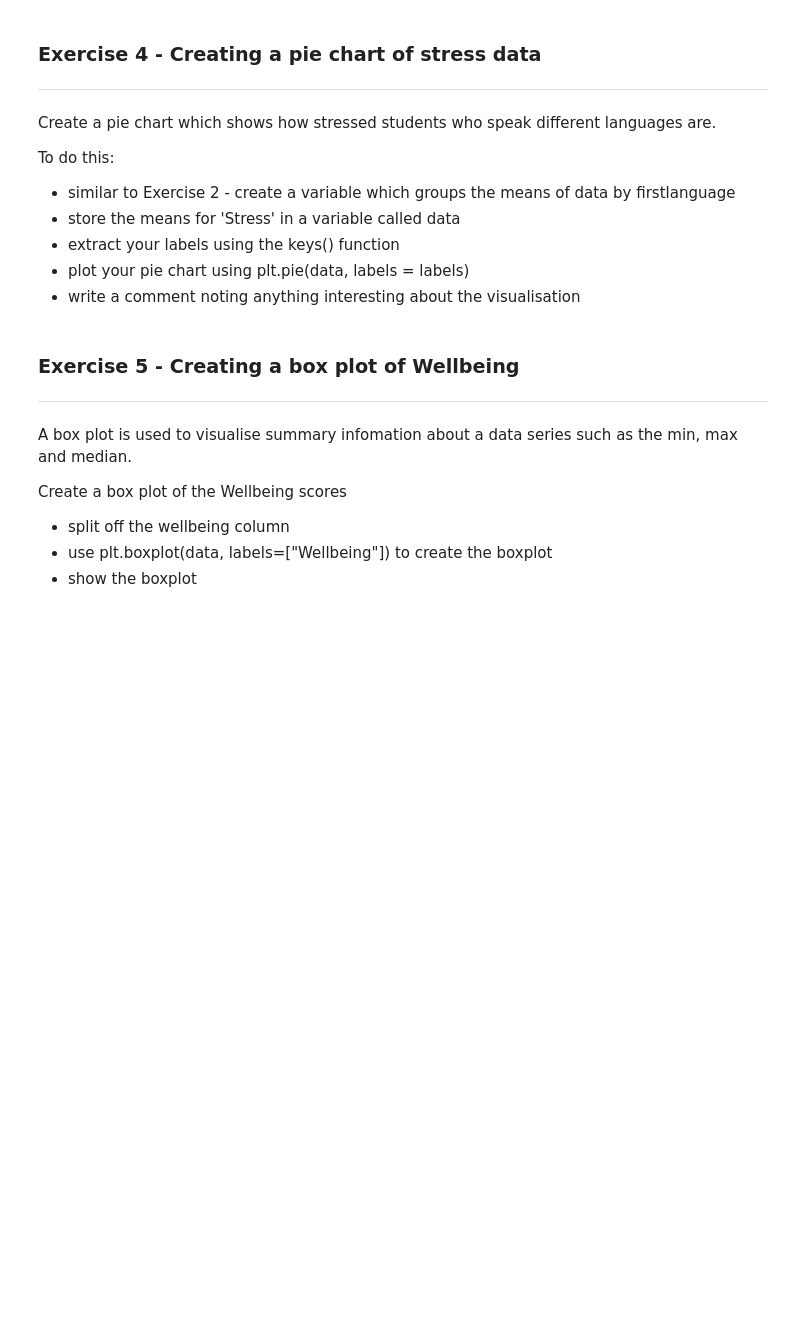
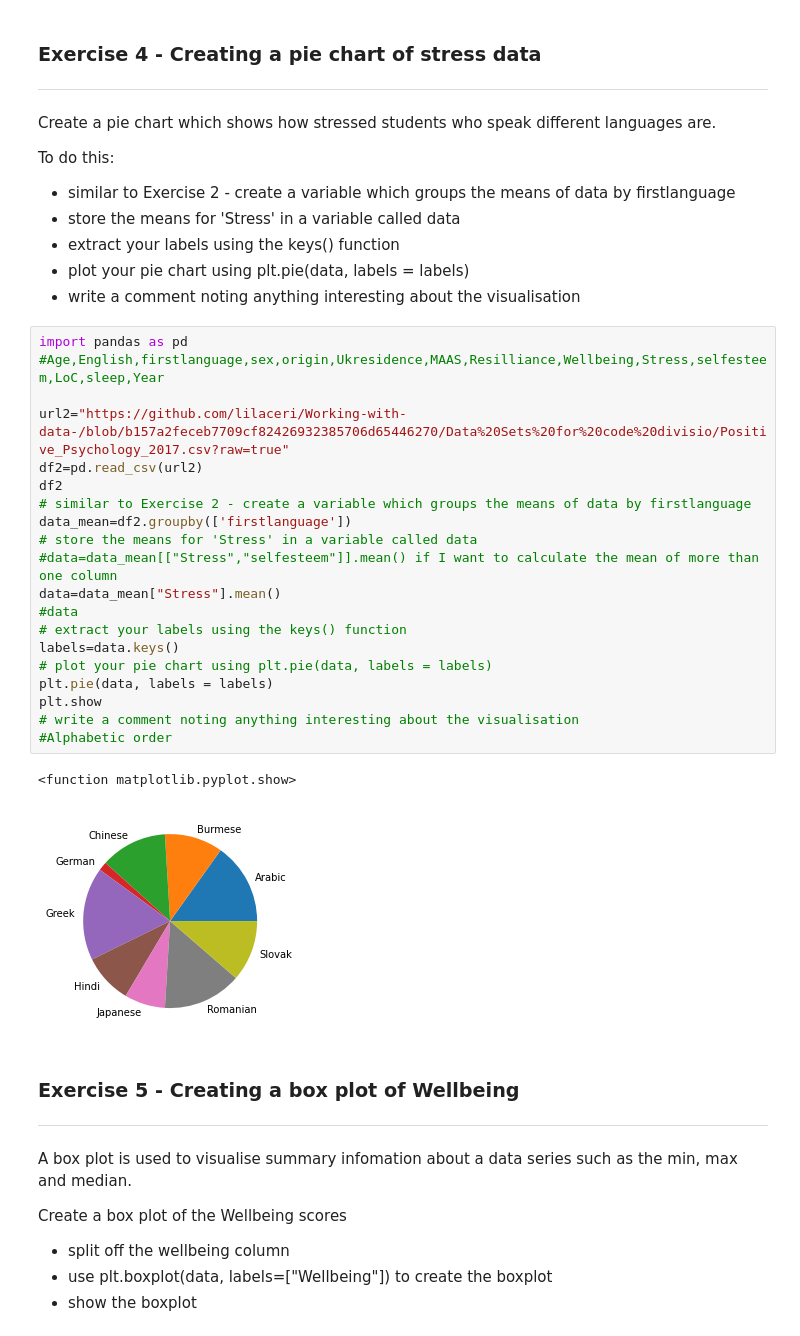
Before and after one commit to nacarvalentina/python-fundamentals, a Jupyter notebook: VN_7_1_Visualisation_with_matplotlib.ipynb, the cells around one changed output. Saved outputs shown, nothing was run; the diff lists cells and outputs as text; blank space fills up the shorter version.

```diff
--- a/VN_7_1_Visualisation_with_matplotlib.ipynb
+++ b/VN_7_1_Visualisation_with_matplotlib.ipynb
@@ -112,6 +213,29 @@ To do this:
 * extract your labels using the keys() function
 * plot your pie chart using plt.pie(data, labels = labels)
 * write a comment noting anything interesting about the visualisation
+# %%
+import pandas as pd
+#Age,English,firstlanguage,sex,origin,Ukresidence,MAAS,Resilliance,Wellbeing,Stress,selfesteem,LoC,sleep,Year
+
+url2="https://github.com/lilaceri/Working-with-data-/blob/b157a2feceb7709cf82426932385706d65446270/Data%20Sets%20for%20code%20divisio/Positive_Psychology_2017.csv?raw=true"
+df2=pd.read_csv(url2)
+df2
+# similar to Exercise 2 - create a variable which groups the means of data by firstlanguage
+data_mean=df2.groupby(['firstlanguage'])
+# store the means for 'Stress' in a variable called data
+#data=data_mean[["Stress","selfesteem"]].mean() if I want to calculate the mean of more than one column
+data=data_mean["Stress"].mean()
+#data
+# extract your labels using the keys() function
+labels=data.keys()
+# plot your pie chart using plt.pie(data, labels = labels)
+plt.pie(data, labels = labels)
+plt.show
+# write a comment noting anything interesting about the visualisation
+#Alphabetic order
+# %% [output]
+<function matplotlib.pyplot.show>
+[figure, added]
 # %% [markdown]
 ### Exercise 5 - Creating a box plot of Wellbeing
 ---
```
Also changed, not shown: parts of 6 cells of this notebook.
